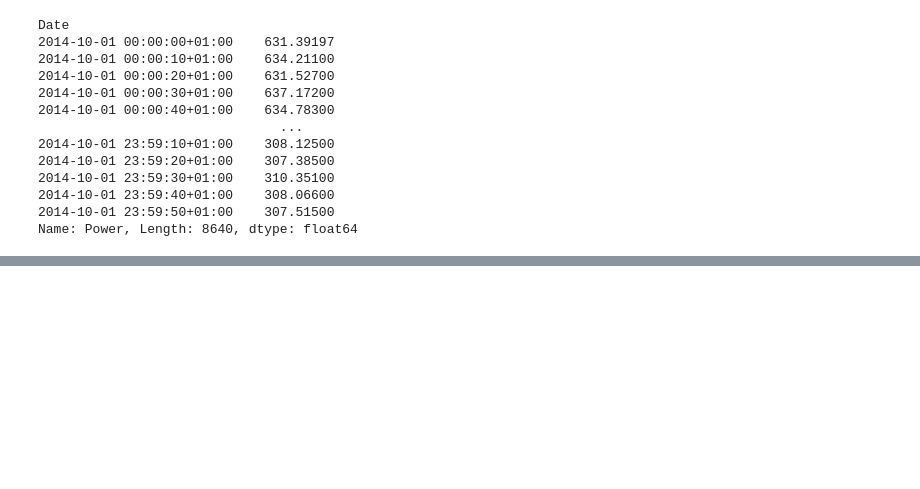
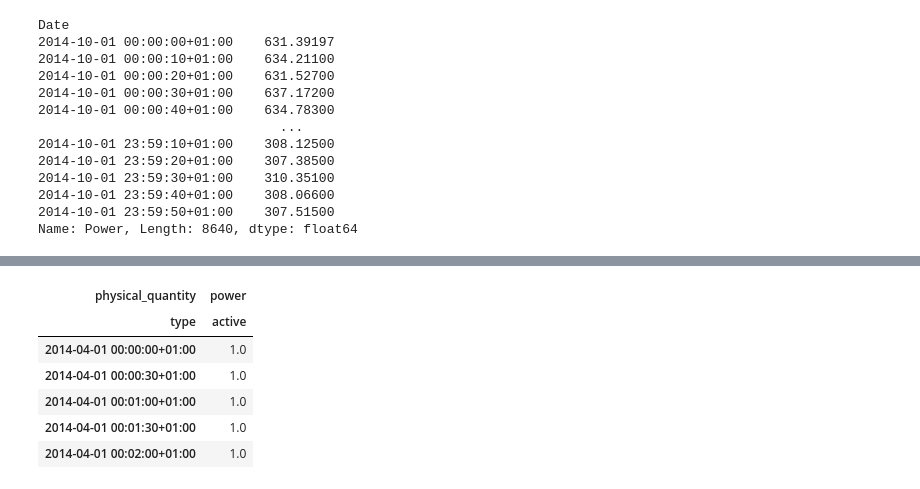
Before and after one commit to SDim44/nilm-dashboard, a Jupyter notebook: Test.ipynb, the cells around one changed output, grey strips where cells are left out. Drawn from its saved outputs; the diff is of its cells as text; code cells hidden in the pictures; blank space fills up the shorter version.

```diff
--- a/Test.ipynb
+++ b/Test.ipynb
@@ -149,0 +112,14 @@ AttributeError: partially initialized module 'charset_normalizer' has no attribu
+# %%
+DATA_PATH = 'C:\\Users\\stefa\\OneDrive - FHWN\\Privat\\Studium\\MIT_2-Semester\\case_study\\lession1\\datasets\\ukdale2.h5'
+WEIGHTS_PATH = 'app\\weights\\seq2point-temp-weights-microwave-epoch0.h5'
+WEIGHTS_PATH = 'app\\weights\\seq2point-temp-weights-microwave-epoch0.h5'
+SAMPLE_PERIOD = 30
+
+from nilmtk import DataSet
+
+ukdale = DataSet(DATA_PATH)
+ukdale.set_window(start='2014-04-01', end='2014-04-05')
+
+main = next(ukdale.buildings[1].elec.mains().load(sample_period=SAMPLE_PERIOD))
+aggregate = main['power']['active']
+aggregate.head(n=5)
@@ -149,0 +133,4 @@ AttributeError: partially initialized module 'charset_normalizer' has no attribu
+# %%
+microwave = next(ukdale.buildings[1].elec['microwave'].load(sample_period=SAMPLE_PERIOD))
+microwave.head(n=5)
+# %% [output]
@@ -149,0 +138,7 @@ AttributeError: partially initialized module 'charset_normalizer' has no attribu
+| physical_quantity | power |
+| type | active |
+| 2014-04-01 00:00:00+01:00 | 1.0 |
+| 2014-04-01 00:00:30+01:00 | 1.0 |
+| 2014-04-01 00:01:00+01:00 | 1.0 |
+| 2014-04-01 00:01:30+01:00 | 1.0 |
+| 2014-04-01 00:02:00+01:00 | 1.0 |
```
Also changed, not shown: parts of 32 cells of this notebook, 8 other files.
